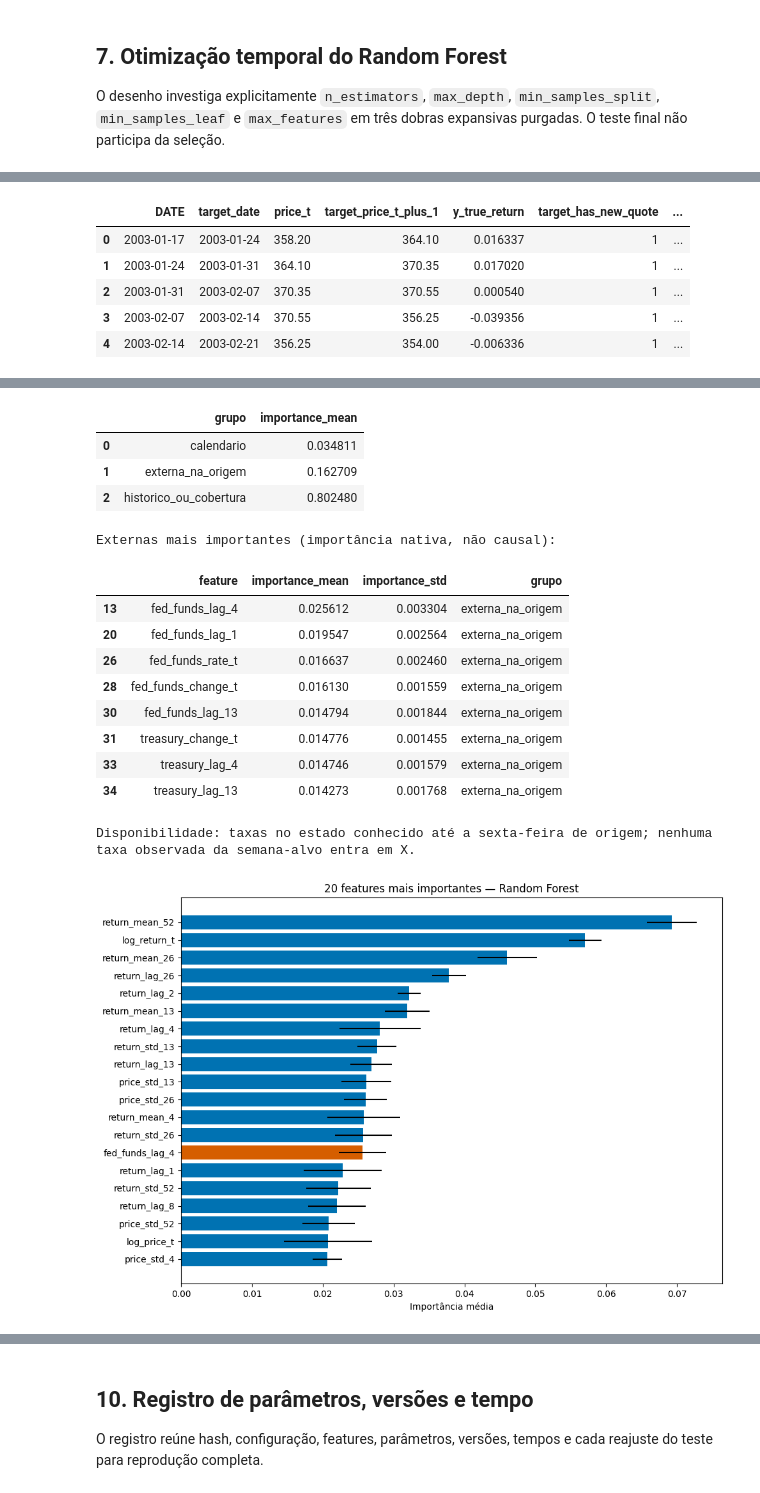
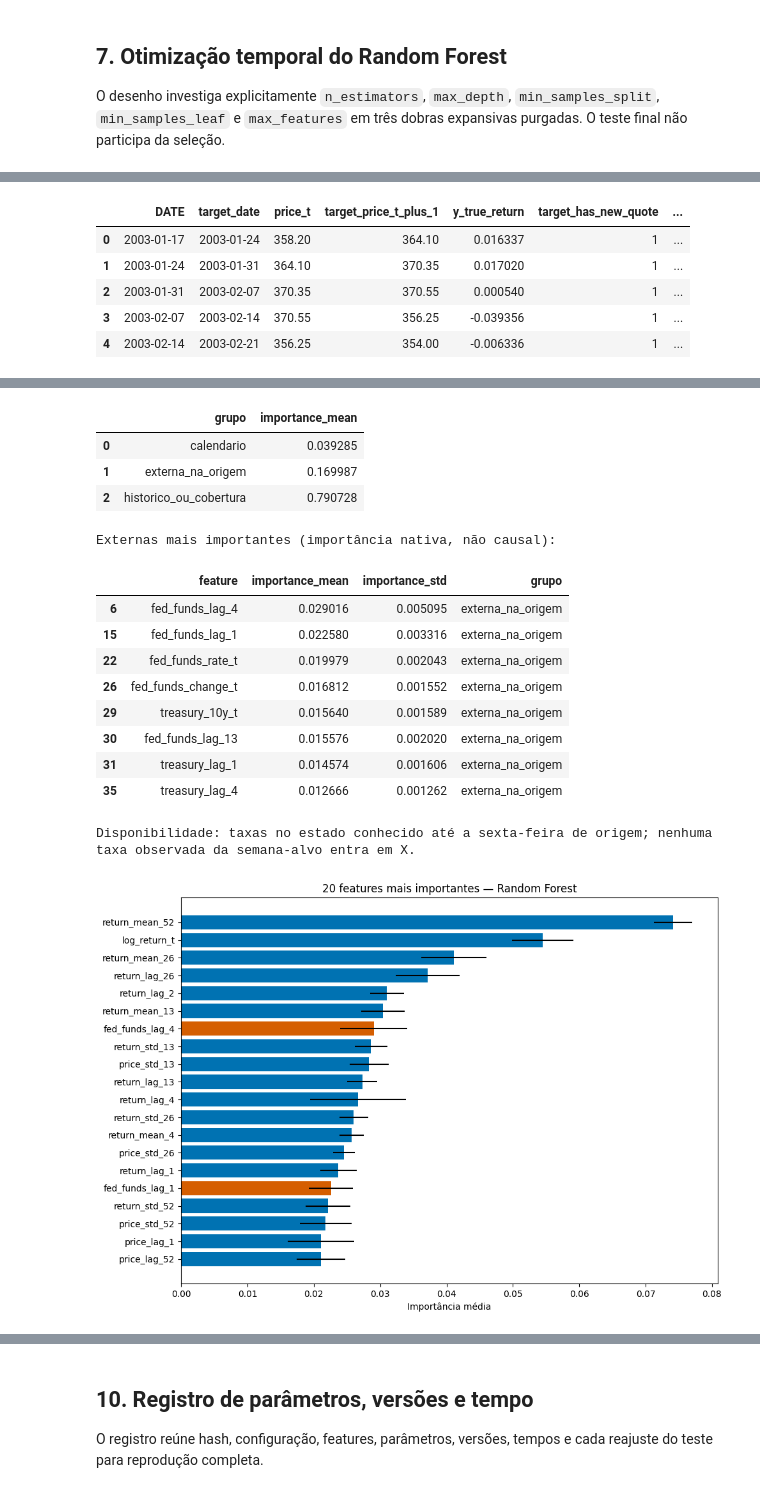
Before and after one commit to lemosriosl/TrabalhoDanielModelos, a Jupyter notebook: notebooks/base_05-grupo5_RF_retorno.ipynb, the cells around one changed output, grey strips where cells are left out. Cells and saved outputs as stored; diff of their text form; code cells hidden in the pictures.

Commit message:
Arrumando RF base 5

```diff
--- a/notebooks/base_05-grupo5_RF_retorno.ipynb
+++ b/notebooks/base_05-grupo5_RF_retorno.ipynb
@@ -5,6 +5,7 @@ from pathlib import Path
 import hashlib
 import json
 import platform
+import sys
 import time
 
 import matplotlib.pyplot as plt
@@ -23,12 +24,17 @@ from statsmodels.tsa.stattools import adfuller
 
 def find_project_root(start):
     for candidate in (start, *start.parents):
-        if (candidate / 'config' / 'projeto.yaml').is_file():
+        if (candidate / 'projeto.yaml').is_file() or (candidate / 'config' / 'projeto.yaml').is_file():
             return candidate
     raise FileNotFoundError('Execute a partir do projeto ou de uma subpasta dele.')
 
 
 ROOT = find_project_root(Path.cwd().resolve())
+SRC_PATH = ROOT / 'src'
+if str(SRC_PATH) not in sys.path:
+    sys.path.insert(0, str(SRC_PATH))
+
+from series_temporais.data.preparacao_base5 import selecionar_alvos_observados
 # %%
 PRIMITIVAS = ['DATE', 'GOLD_PRICE', 'TREASURY_10Y', 'FED_FUNDS_RATE']
 
@@ -359,18 +365,22 @@ split_index = int(len(model_df) * TRAIN_RATIO)
 first_test_origin = model_df.iloc[split_index].DATE
 train_df = model_df.iloc[:split_index].loc[lambda x: x.target_date < first_test_origin].reset_index(drop=True)
 test_df = model_df.iloc[split_index:].reset_index(drop=True)
-X_train, y_train = train_df[feature_columns], train_df[TARGET]
+training_df = selecionar_alvos_observados(train_df)
+X_train, y_train = training_df[feature_columns], training_df[TARGET]
 X_test, y_test = test_df[feature_columns], test_df[TARGET]
 assert train_df.target_date.max() < test_df.DATE.min()
 assert not set(derived_source_columns).intersection(feature_columns)
+assert 'target_has_new_quote' not in feature_columns
+assert training_df.target_has_new_quote.eq(1).all()
 
 def adf_row(name, series):
     result = adfuller(series.dropna(), autolag='AIC')
     return {'serie': name, 'estatistica': result[0], 'p_valor': result[1], 'lags': result[2]}
 display(pd.DataFrame({
-    'recorte': ['treino', 'teste'], 'linhas': [len(train_df), len(test_df)],
-    'inicio_origem': [train_df.DATE.min(), test_df.DATE.min()],
-    'fim_origem': [train_df.DATE.max(), test_df.DATE.max()],
+    'recorte': ['treino — grade completa', 'treino — alvos observados', 'teste'],
+    'linhas': [len(train_df), len(training_df), len(test_df)],
+    'inicio_origem': [train_df.DATE.min(), training_df.DATE.min(), test_df.DATE.min()],
+    'fim_origem': [train_df.DATE.max(), training_df.DATE.max(), test_df.DATE.max()],
 }))
 display(pd.DataFrame([
     adf_row('log do preço semanal — treino', train_df.log_price_t),
@@ -408,7 +419,7 @@ candidates = [
     {'n_estimators': 250, 'max_depth': 6, 'min_samples_split': 10, 'min_samples_leaf': 3, 'max_features': .7},
     {'n_estimators': 250, 'max_depth': 12, 'min_samples_split': 5, 'min_samples_leaf': 2, 'max_features': .7},
 ]
-cv_splits = purged_time_series_splits(train_df.DATE, train_df.target_date, n_splits=3)
+cv_splits = purged_time_series_splits(training_df.DATE, training_df.target_date, n_splits=3)
 search_rows = []
 search_start = time.perf_counter()
 for candidate_id, params in enumerate(candidates, start=1):
@@ -465,7 +476,8 @@ for block_start in range(0, len(test_df), REFIT_EVERY):
     block_end = min(block_start + REFIT_EVERY, len(test_df))
     current_origin = test_df.iloc[block_start].DATE
     known_test = test_df.target_date < current_origin
-    history = pd.concat([train_df, test_df.loc[known_test]], ignore_index=True)
+    history_all = pd.concat([train_df, test_df.loc[known_test]], ignore_index=True)
+    history = selecionar_alvos_observados(history_all)
     model = RandomForestRegressor(**best_params, random_state=RANDOM_STATE, n_jobs=-1)
     fit_start = time.perf_counter()
     model.fit(history[feature_columns], history[TARGET])
@@ -474,7 +486,8 @@ for block_start in range(0, len(test_df), REFIT_EVERY):
     training_cutoff = history.target_date.max()
     training_cutoffs.extend([training_cutoff] * (block_end - block_start))
     fit_rows.append({
-        'origem_refit': current_origin, 'linhas_treino': len(history),
+        'origem_refit': current_origin, 'linhas_historico': len(history_all),
+        'linhas_alvos_observados': len(history),
         'inicio_bloco': block_start, 'fim_bloco_exclusivo': block_end,
         'fit_seconds': time.perf_counter() - fit_start,
     })
@@ -547,18 +560,18 @@ plt.tight_layout(); plt.show()
 |  | grupo | importance_mean |
-| 0 | calendario | 0.034811 |
-| 1 | externa_na_origem | 0.162709 |
-| 2 | historico_ou_cobertura | 0.802480 |
+| 0 | calendario | 0.039285 |
+| 1 | externa_na_origem | 0.169987 |
+| 2 | historico_ou_cobertura | 0.790728 |
 Externas mais importantes (importância nativa, não causal):
 |  | feature | importance_mean | importance_std | grupo |
-| 13 | fed_funds_lag_4 | 0.025612 | 0.003304 | externa_na_origem |
-| 20 | fed_funds_lag_1 | 0.019547 | 0.002564 | externa_na_origem |
-| 26 | fed_funds_rate_t | 0.016637 | 0.002460 | externa_na_origem |
-| 28 | fed_funds_change_t | 0.016130 | 0.001559 | externa_na_origem |
-| 30 | fed_funds_lag_13 | 0.014794 | 0.001844 | externa_na_origem |
-| 31 | treasury_change_t | 0.014776 | 0.001455 | externa_na_origem |
-| 33 | treasury_lag_4 | 0.014746 | 0.001579 | externa_na_origem |
-| 34 | treasury_lag_13 | 0.014273 | 0.001768 | externa_na_origem |
+| 6 | fed_funds_lag_4 | 0.029016 | 0.005095 | externa_na_origem |
+| 15 | fed_funds_lag_1 | 0.022580 | 0.003316 | externa_na_origem |
+| 22 | fed_funds_rate_t | 0.019979 | 0.002043 | externa_na_origem |
+| 26 | fed_funds_change_t | 0.016812 | 0.001552 | externa_na_origem |
+| 29 | treasury_10y_t | 0.015640 | 0.001589 | externa_na_origem |
+| 30 | fed_funds_lag_13 | 0.015576 | 0.002020 | externa_na_origem |
+| 31 | treasury_lag_1 | 0.014574 | 0.001606 | externa_na_origem |
+| 35 | treasury_lag_4 | 0.012666 | 0.001262 | externa_na_origem |
 Disponibilidade: taxas no estado conhecido até a sexta-feira de origem; nenhuma taxa observada da semana-alvo entra em X.
-[figure, old version]
+[figure, new version]
 # %% [markdown]
 ## 9. MAE e demais métricas
```
Also changed, not shown: parts of 12 cells of this notebook, 4 other files.
